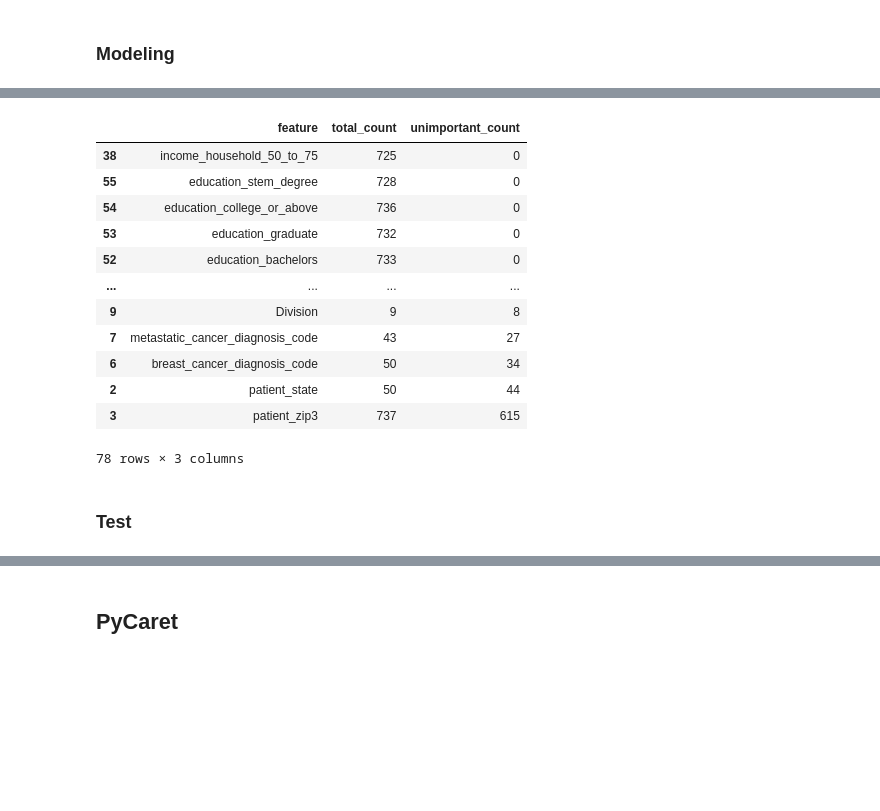
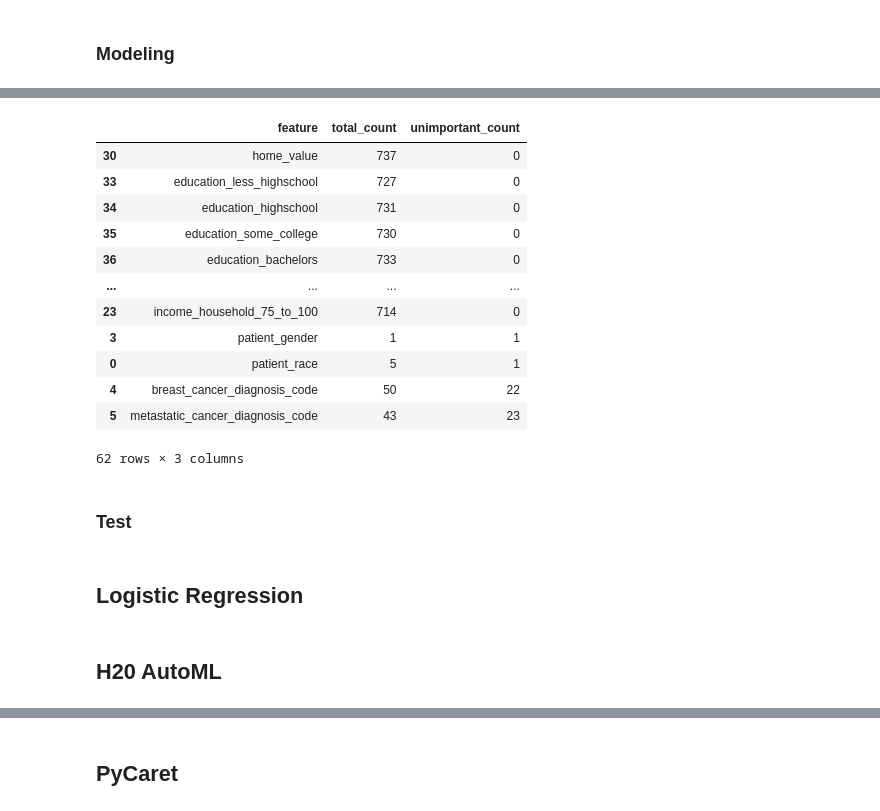
Before and after one commit to jazzmine-p/wids-datathon-2024, a Jupyter notebook: eda-jasmine.ipynb, the cells around one changed output, grey strips where cells are left out. Drawn from its saved outputs; the diff is of its cells as text; code cells hidden in the pictures; blank space fills up the shorter version.

```diff
--- a/eda-jasmine.ipynb
+++ b/eda-jasmine.ipynb
@@ -102,27 +119,33 @@ X_val = process_numeric_features(X_val)
 # %%
-# Build a transformer
-def transform(df):
+# Build a transformer for the categorical columns and the numerical columns (impute and scale) together
+def process_features(df):
     categorical_columns = df.select_dtypes(include='object').columns
+    numeric_features = df.select_dtypes(include=['int64', 'float64']).columns
 
     pipeline_cat = Pipeline(
         steps=[('encoder', OneHotEncoder(handle_unknown='ignore'))]
     )
 
+    pipeline_num = Pipeline(
+        steps=[('imputer', SimpleImputer(strategy='mean')), ('scaler', MinMaxScaler())]
+    )
+
     preprocessor = ColumnTransformer(
         transformers=[
-            ("cat", pipeline_cat, categorical_columns)
+            ("cat", pipeline_cat, categorical_columns),
+            ("num", pipeline_num, numeric_features)
         ]
     )
 
     return preprocessor
 # %%
 # Apply transformer
-preprocessor_train = transform(X_train)
+preprocessor_train = process_features(X_train)
 X_train = preprocessor_train.fit_transform(X_train)
 X_val = preprocessor_train.transform(X_val)
-
-X_train = pd.DataFrame(X_train.toarray(), columns=preprocessor_train.get_feature_names_out())
-X_val = pd.DataFrame(X_val.toarray(), columns=preprocessor_train.get_feature_names_out())
+# %%
+X_train = pd.DataFrame(X_train, columns=preprocessor_train.get_feature_names_out())
+X_val = pd.DataFrame(X_val, columns=preprocessor_train.get_feature_names_out())
 # %%
 # check type and shape of X_train
 print(type(X_train))
@@ -262,9 +305,9 @@ submission.to_csv('submission.csv', index=False)
 # %%
 # Define grid search
 param_grid = {
-    'n_estimators': [300, 400],
+    'n_estimators': [200, 300, 400],
     'max_depth': [None, 20, 30],
-    'min_samples_split': [10, 20, 25]
+    'min_samples_split': [20, 25, 30]
 }
 
 # Create a Random Forest classifier
@@ -330,30 +384,30 @@ feature_importances_df
 # %%
 # Feature importance
-feature_importances = best_estimator.feature_importances_
+feature_importances = best_rf_model.feature_importances_
 feature_importances_df = pd.DataFrame({'Feature': X_train.columns, 'Importance': feature_importances})
 feature_importances_df = feature_importances_df.sort_values(by='Importance', ascending=False)
 inspect = pd.DataFrame(feature_importances_df[feature_importances_df['Importance'] < 0.001])
 
 df = pd.DataFrame(columns=['feature', 'total_count', 'unimportant_count'])
 
 for column in train.columns:
     total_count = train[column].nunique()
     unimportant_count = (inspect['Feature'].str.startswith('cat__'+column)).sum()
     new_row = {'feature':column, 'total_count': total_count, 'unimportant_count': unimportant_count}
     df = df.append(new_row, ignore_index=True)
 
 df.sort_values(by='unimportant_count', ascending=True)
 # %% [output]
 |  | feature | total_count | unimportant_count |
-| 38 | income_household_50_to_75 | 725 | 0 |
-| 55 | education_stem_degree | 728 | 0 |
-| 54 | education_college_or_above | 736 | 0 |
-| 53 | education_graduate | 732 | 0 |
-| 52 | education_bachelors | 733 | 0 |
+| 30 | home_value | 737 | 0 |
+| 33 | education_less_highschool | 727 | 0 |
+| 34 | education_highschool | 731 | 0 |
+| 35 | education_some_college | 730 | 0 |
+| 36 | education_bachelors | 733 | 0 |
 | ... | ... | ... | ... |
-| 9 | Division | 9 | 8 |
-| 7 | metastatic_cancer_diagnosis_code | 43 | 27 |
-| 6 | breast_cancer_diagnosis_code | 50 | 34 |
-| 2 | patient_state | 50 | 44 |
-| 3 | patient_zip3 | 737 | 615 |
+| 23 | income_household_75_to_100 | 714 | 0 |
+| 3 | patient_gender | 1 | 1 |
+| 0 | patient_race | 5 | 1 |
+| 4 | breast_cancer_diagnosis_code | 50 | 22 |
+| 5 | metastatic_cancer_diagnosis_code | 43 | 23 |
-78 rows × 3 columns
+62 rows × 3 columns
@@ -371,3 +434,7 @@ y_pred = pd.DataFrame(y_pred, columns=["DiagPeriodL90D"])
 # Save the prediction to a CSV file with two columns: patient_id and DiagPeriodL90D
 submission = pd.DataFrame({'patient_id': test['patient_id'], 'DiagPeriodL90D': y_pred['DiagPeriodL90D']})
 submission.to_csv('submission.csv', index=False)
+# %% [markdown]
+## Logistic Regression
+# %% [markdown]
+## H20 AutoML
```
Also changed, not shown: parts of 39 cells of this notebook, 3 other files.
